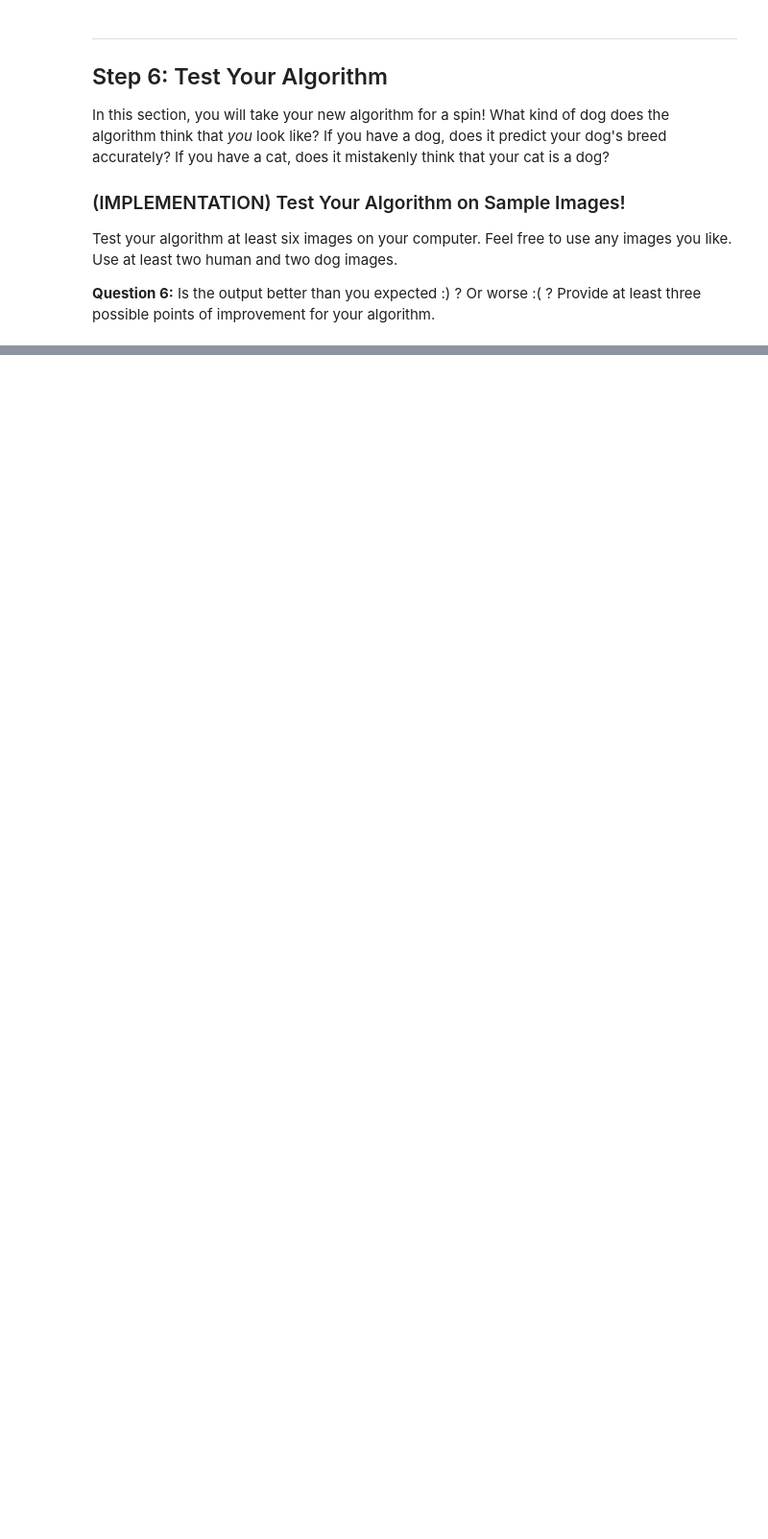
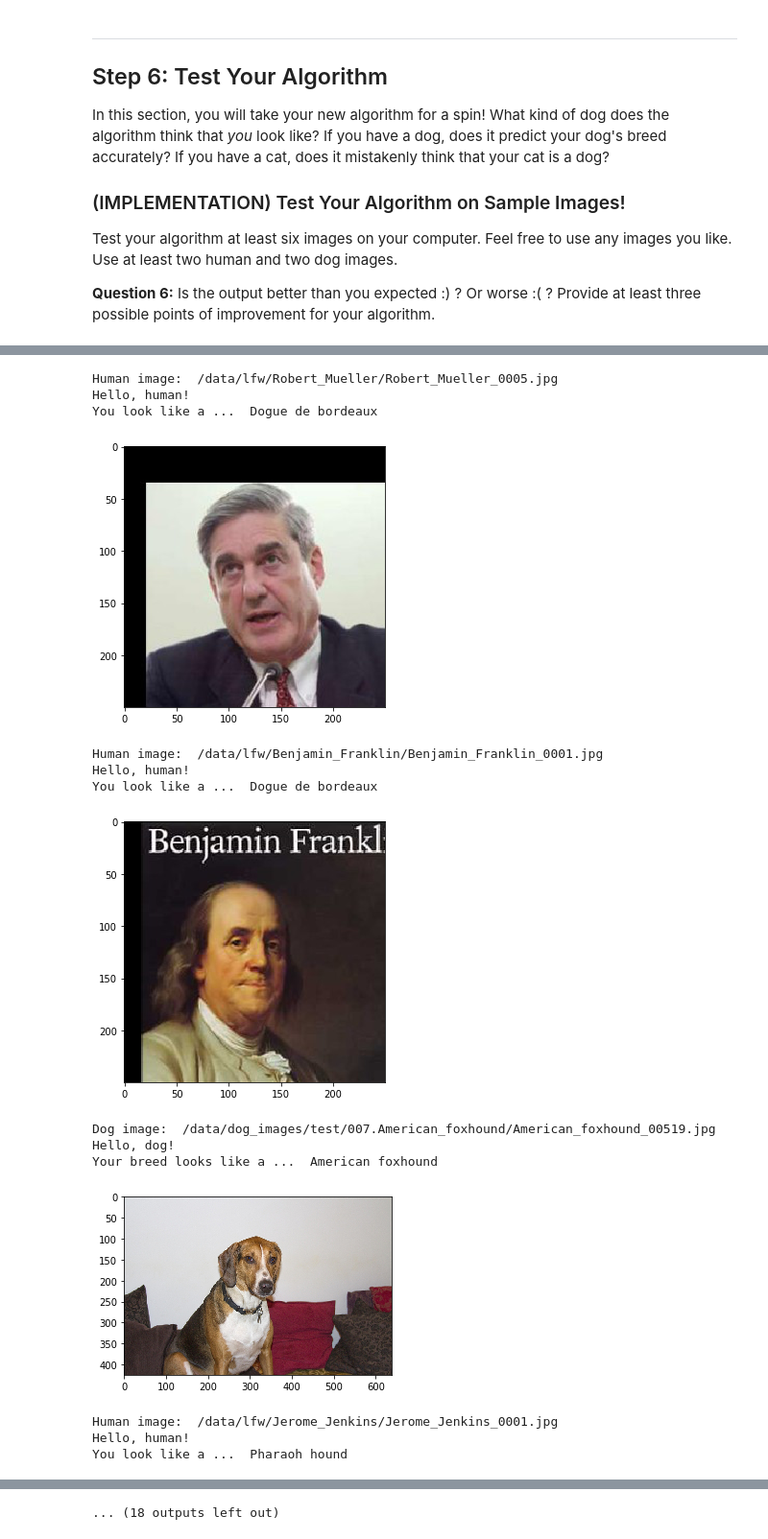
Before and after one commit to dkosorukov/Image_Classifier_Dog_Breeds, a Jupyter notebook: dog_app.ipynb, the cells around one changed output, grey strips where cells are left out. Shown at 96% size. Cells and saved outputs as stored; diff of their text form; code cells hidden in the pictures; blank space fills up the shorter version.

```diff
--- a/dog_app.ipynb
+++ b/dog_app.ipynb
@@ -939,8 +1023,28 @@ __Answer:__ (Three possible points for improvement)
 # %%
 ## TODO: Execute your algorithm from Step 6 on
 ## at least 6 images on your computer.
 ## Feel free to use as many code cells as needed.
 
 ## suggested code, below
-for file in np.hstack((human_files[:3], dog_files[:3])):
-    run_app(file)
+#for file in np.hstack((human_files[:3], dog_files[:3])):
+#    run_app(file)
+for _ in range(15):
+    # get random image of a human or a dog
+    img_path = get_random_image()
+    run_app(img_path)
+# %% [output]
+Human image:  /data/lfw/Robert_Mueller/Robert_Mueller_0005.jpg
+Hello, human!
+You look like a ...  Dogue de bordeaux
+[figure, added]
+Human image:  /data/lfw/Benjamin_Franklin/Benjamin_Franklin_0001.jpg
+Hello, human!
+You look like a ...  Dogue de bordeaux
+[figure, added]
+Dog image:  /data/dog_images/test/007.American_foxhound/American_foxhound_00519.jpg
+Hello, dog!
+Your breed looks like a ...  American foxhound
+[figure, added]
+Human image:  /data/lfw/Jerome_Jenkins/Jerome_Jenkins_0001.jpg
+Hello, human!
+You look like a ...  Pharaoh hound
@@ -946,0 +1060 @@ for file in np.hstack((human_files[:3], dog_files[:3])):
+... (18 outputs left out)
```
Also changed, not shown: parts of 18 cells of this notebook, 1 other file.
